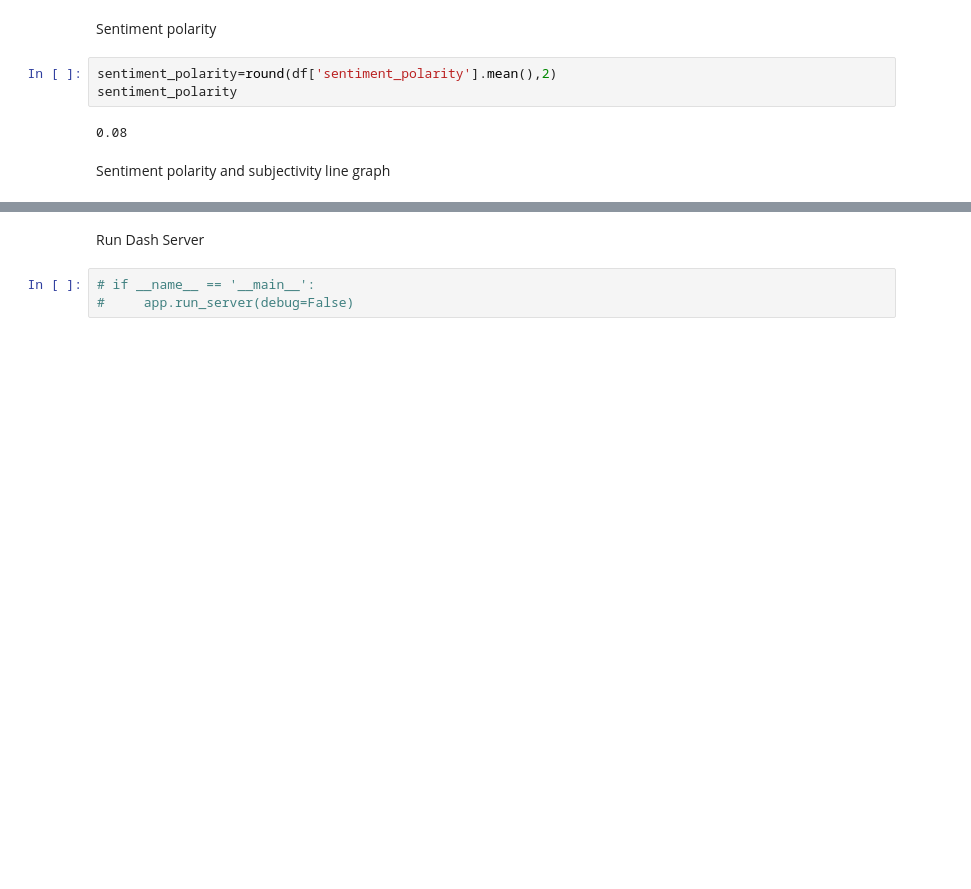
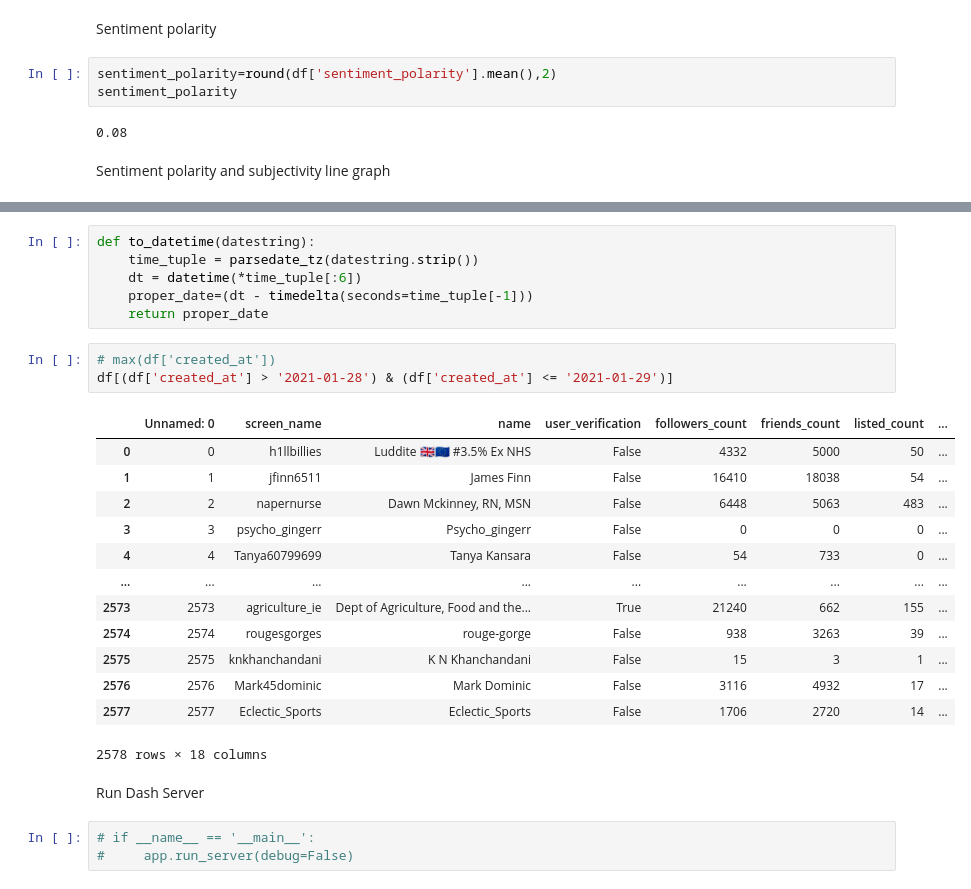
Before and after one commit to SammyOngaya/Deploying-Analytics-ML-Apps, a Jupyter notebook: dash/notebooks/tweeter-data-analysis.ipynb, the cells around one changed output, grey strips where cells are left out. Drawn from its saved outputs; the diff is of its cells as text; blank space fills up the shorter version.

```diff
--- a/dash/notebooks/tweeter-data-analysis.ipynb
+++ b/dash/notebooks/tweeter-data-analysis.ipynb
@@ -79,3 +82,26 @@ fig.show()
+# %%
+def to_datetime(datestring):
+    time_tuple = parsedate_tz(datestring.strip())
+    dt = datetime(*time_tuple[:6])
+    proper_date=(dt - timedelta(seconds=time_tuple[-1]))
+    return proper_date
+# %%
+# max(df['created_at'])
+df[(df['created_at'] > '2021-01-28') & (df['created_at'] <= '2021-01-29')]
+# %% [output]
+|  | Unnamed: 0 | screen_name | name | user_verification | followers_count | friends_count | listed_count | ... |
+| 0 | 0 | h1llbillies | Luddite 🇬🇧🇪🇺 #3.5% Ex NHS | False | 4332 | 5000 | 50 | ... |
+| 1 | 1 | jfinn6511 | James Finn | False | 16410 | 18038 | 54 | ... |
+| 2 | 2 | napernurse | Dawn Mckinney, RN, MSN | False | 6448 | 5063 | 483 | ... |
+| 3 | 3 | psycho_gingerr | Psycho_gingerr | False | 0 | 0 | 0 | ... |
+| 4 | 4 | Tanya60799699 | Tanya Kansara | False | 54 | 733 | 0 | ... |
+| ... | ... | ... | ... | ... | ... | ... | ... | ... |
+| 2573 | 2573 | agriculture_ie | Dept of Agriculture, Food and the... | True | 21240 | 662 | 155 | ... |
+| 2574 | 2574 | rougesgorges | rouge-gorge | False | 938 | 3263 | 39 | ... |
+| 2575 | 2575 | knkhanchandani | K N Khanchandani | False | 15 | 3 | 1 | ... |
+| 2576 | 2576 | Mark45dominic | Mark Dominic | False | 3116 | 4932 | 17 | ... |
+| 2577 | 2577 | Eclectic_Sports | Eclectic_Sports | False | 1706 | 2720 | 14 | ... |
+2578 rows × 18 columns
 # %% [markdown]
 Run Dash Server
 # %%
```
Also changed, not shown: parts of 2 cells of this notebook, 2 other files.
